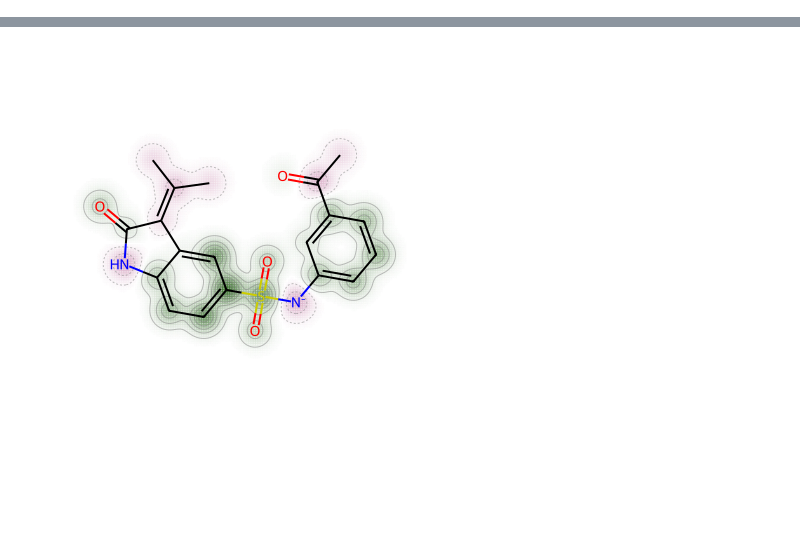
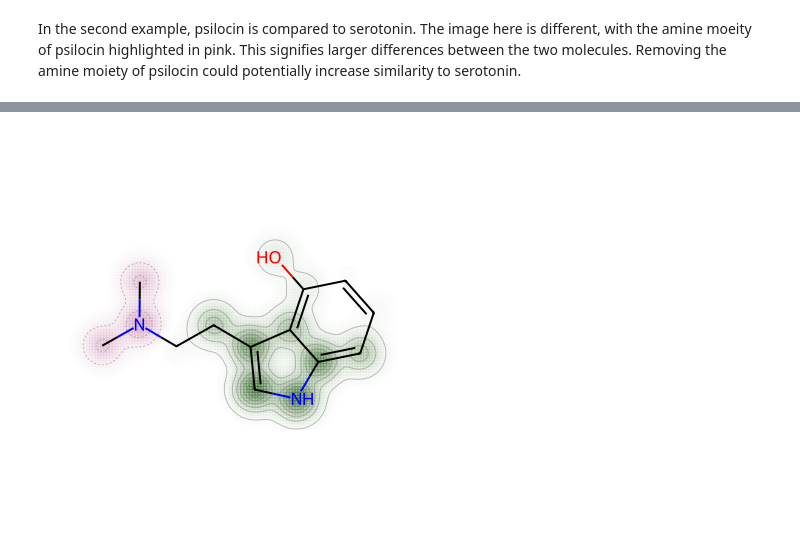
Before and after one commit to fulopjoz/pharmacophore-toolkit, a Jupyter notebook: tutorial/similarity_maps.ipynb, the cells around one changed output, grey strips where cells are left out. Drawn from its saved outputs; the diff is of its cells as text; code cells hidden in the pictures; blank space fills up the shorter version.

```diff
--- a/tutorial/similarity_maps.ipynb
+++ b/tutorial/similarity_maps.ipynb
@@ -92,6 +41,8 @@ AllChem.Compute2DCoords(mol_2)
+# %% [markdown]
+In the second example, psilocin is compared to serotonin. The image here is different, with the amine moeity of psilocin highlighted in pink. This signifies larger differences between the two molecules. Removing the amine moiety of psilocin could potentially increase similarity to serotonin.
 # %%
 draw = Draw()
-img = draw.similarity_maps(mol_1, mol_2)
-img.save('F059.png')
+img = draw.similarity_maps(serotonin, psilocin)
+img.save('../img/psilocin.png')
 img
 # %% [output]
@@ -100 +51 @@ img
-[figure, old version]
+[figure, new version]
```
Also changed, not shown: parts of 21 cells of this notebook, 1 other file.
